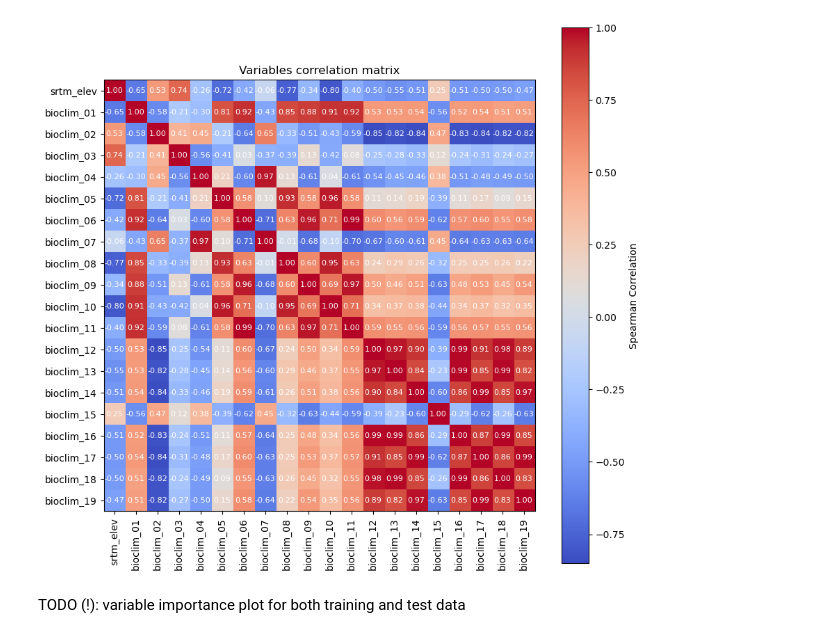
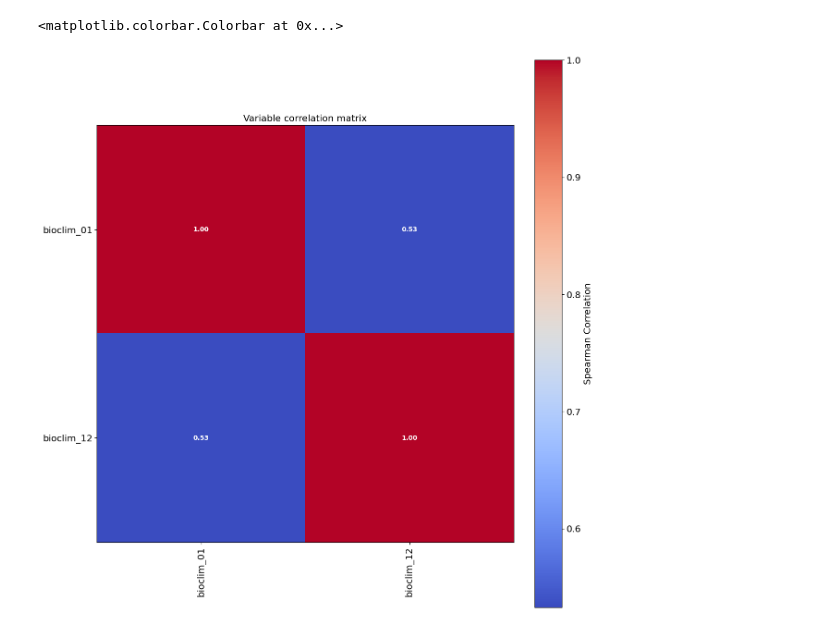
Before and after one commit to bweeding/sdm-toolbox, a Jupyter notebook: src/04_variable-statistics.ipynb, the cells around one changed output. Saved outputs shown, nothing was run; the diff lists cells and outputs as text; code cells hidden in the pictures.

```diff
--- a/src/04_variable-statistics.ipynb
+++ b/src/04_variable-statistics.ipynb
@@ -9,8 +9,9 @@ specie = 'leptocybe-invasa' # 'thaumastocoris-peregrinus' #
 pseudoabsence = 'random' #'bias-forest' #
 training = 'east-asia'
 interest = 'south-east-asia'
-bioclim = [i for i in range(1,20)] #[1, 5, 6, 12, 13, 14]# [1, 16, 6, 11] #
-savefig = True
+bioclim = [1,12]#[i for i in range(1,20)] #[1, 5, 6, 12, 13, 14]# [1, 16, 6, 11] # [1,3,6,7,15,16] #
+topo = False
+savefig = False
 
 ###########################################################
 # %%
@@ -26,6 +27,13 @@ import elapid as ela
 import scipy.stats as stats
 
 import matplotlib.pyplot as plt
+
+params = {'legend.fontsize': 'x-large',
+         'axes.labelsize': 'x-large',
+         'axes.titlesize':'x-large',
+         'xtick.labelsize':'x-large',
+         'ytick.labelsize':'x-large'}
+plt.rcParams.update(params)
 # %%
 def subplot_layout(nplots):
 
@@ -38,9 +47,10 @@ out_path = os.path.join(os.path.dirname(os.getcwd()), 'out', specie)
 input_path = os.path.join(out_path, 'input')
 output_path = os.path.join(out_path, 'output')
 # %%
-rasters, labels = ['srtm_east-asia.tif', ], ['srtm_elev'] #, 'ndvi_east-asia.tif' , 'ndvi'
+rasters, labels = (['srtm_%s.tif' %training], ['srtm']) if topo else ([], []) # 'ndvi_east-asia.tif', 'ndvi' #
+# rasters, labels = ['srtm_east-asia.tif', ], ['srtm_elev'] #, 'ndvi_east-asia.tif' , 'ndvi'
 for no in bioclim:
-    rasters.append('wc2.1_10m_bio_%s_east-asia.tif' %no)
+    rasters.append('wc2.1_10m_bio_%s_%s.tif' %(no, training))
     labels.append('bioclim_%02d' %no)
 
 raster_paths = [os.path.join(input_path, 'train', raster) for raster in rasters]
@@ -171,22 +211,22 @@ for axi in ax:
 df = training_data.isel(band=0).reset_coords(['band', 'spatial_ref'], drop=True).to_dataframe()
 correlation_matrix = df.corr(method='spearman')
 # %%
-plt.figure(figsize=(10,10))
+fig, ax = plt.subplots(figsize=(12, 12), constrained_layout=True)
 
-plt.imshow(correlation_matrix, cmap='coolwarm', interpolation='nearest')
+im = ax.imshow(correlation_matrix, cmap='coolwarm', interpolation='nearest')
 
 # Display Numerical Values on Heatmap
 for i in range(correlation_matrix.shape[0]):
     for j in range(correlation_matrix.shape[1]):
         plt.text(j, i, f"{correlation_matrix.iloc[i, j]:.2f}",
-                 ha='center', va='center', color='white', fontsize=8)
+                 ha='center', va='center', color='white', weight='bold')
 
 columns = df.columns.tolist()
-plt.xticks(range(len(columns)), columns, rotation=90)
-plt.yticks(range(len(columns)), columns)
-plt.title("Variables correlation matrix")
-plt.colorbar(label="Spearman Correlation")
+ax.set_xticks(range(len(columns)), columns, rotation=90)
+ax.set_yticks(range(len(columns)), columns)
+ax.set_title("Variable correlation matrix")
+fig.colorbar(im, label="Spearman Correlation")
 # plt.savefig('correlation_heatmap_plot.png')
-plt.show()
 # %% [output]
+<matplotlib.colorbar.Colorbar at 0x...>
-[figure, old version]
+[figure, new version]
@@ -194,5 +237,3 @@ plt.show()
 # https://github.com/osgeokr/pySDM-geemap/blob/main/pySDM-geemap_Case%20Study%201_Pitta%20nympha.ipynb
 # https://github.com/dennisbakhuis/Tutorials/blob/master/3_Covariance_PCA/Principle%20component%20analysis%20and%20the%20covariance%20matrix.ipynb
 # https://www.geeksforgeeks.org/exploring-correlation-in-python/
-# %% [markdown]
-TODO (!): variable importance plot for both training and test data
```
Also changed, not shown: parts of 15 cells of this notebook, 6 other files.
